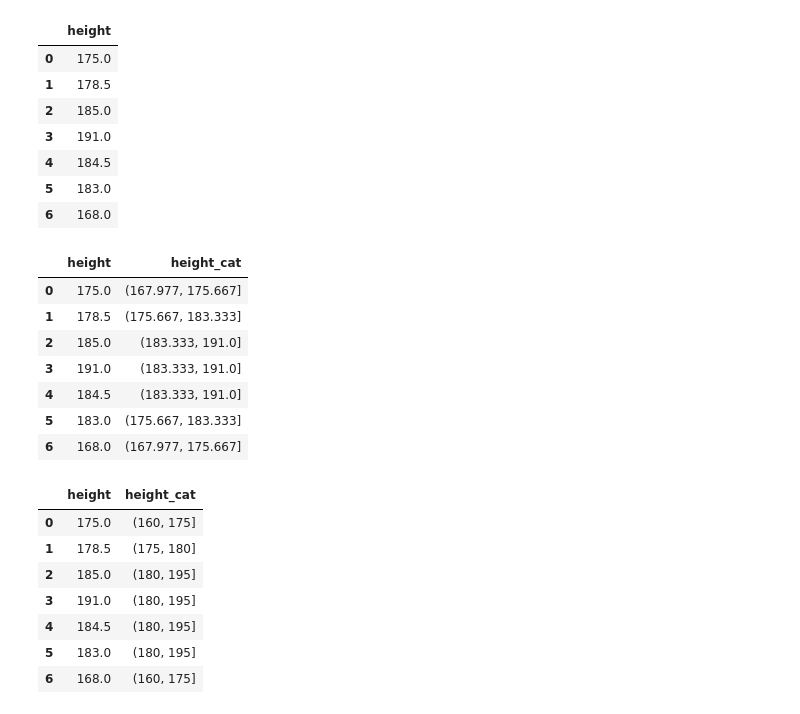
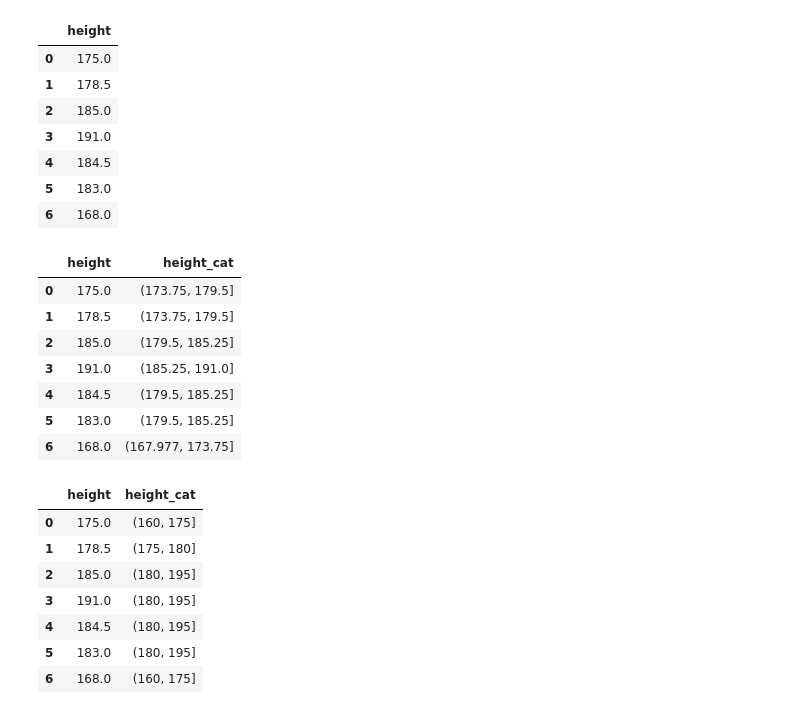
Before and after one commit to kurek0010/machine-learing-bootcamp, a Jupyter notebook: supervised/01_basics/03_feature_extraction.ipynb, the cells around one changed output. Cells and saved outputs as stored; diff of their text form; code cells hidden in the pictures.

```diff
--- a/supervised/01_basics/03_feature_extraction.ipynb
+++ b/supervised/01_basics/03_feature_extraction.ipynb
@@ -106,17 +118,17 @@ df
 | 5 | 183.0 |
 | 6 | 168.0 |
 # %%
-df['height_cat'] = pd.cut(x=df.height, bins=3)
+df['height_cat'] = pd.cut(x=df.height, bins=4)
 df
 # %% [output]
 |  | height | height_cat |
-| 0 | 175.0 | (167.977, 175.667] |
-| 1 | 178.5 | (175.667, 183.333] |
-| 2 | 185.0 | (183.333, 191.0] |
-| 3 | 191.0 | (183.333, 191.0] |
-| 4 | 184.5 | (183.333, 191.0] |
-| 5 | 183.0 | (175.667, 183.333] |
-| 6 | 168.0 | (167.977, 175.667] |
+| 0 | 175.0 | (173.75, 179.5] |
+| 1 | 178.5 | (173.75, 179.5] |
+| 2 | 185.0 | (179.5, 185.25] |
+| 3 | 191.0 | (185.25, 191.0] |
+| 4 | 184.5 | (179.5, 185.25] |
+| 5 | 183.0 | (179.5, 185.25] |
+| 6 | 168.0 | (167.977, 173.75] |
 # %%
 df['height_cat'] = pd.cut(x=df.height, bins=(160, 175, 180, 195))
 df
```
Also changed, not shown: parts of 11 cells of this notebook.
